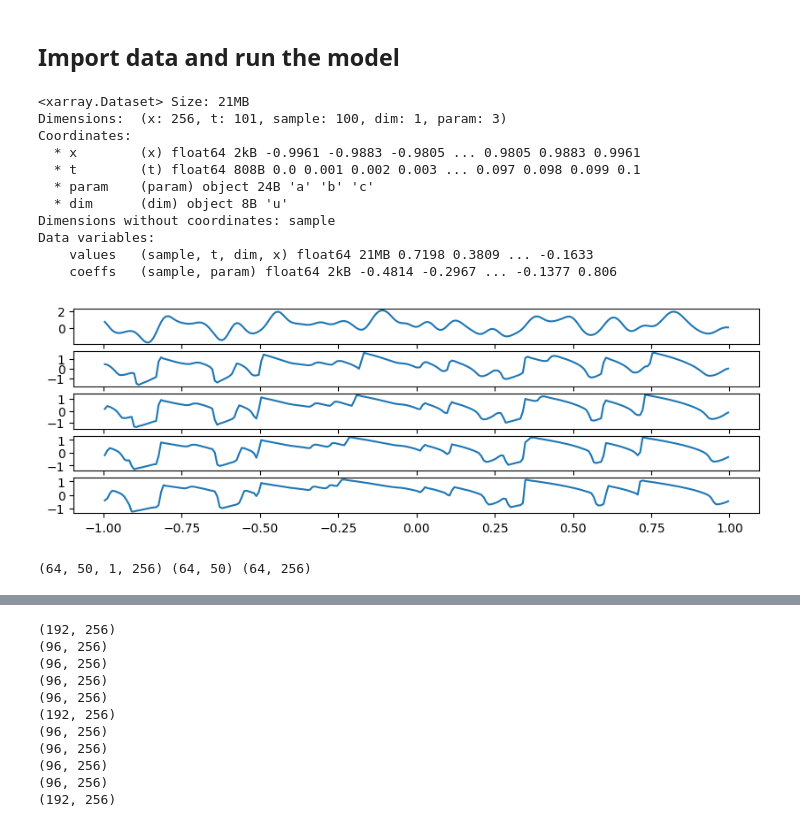
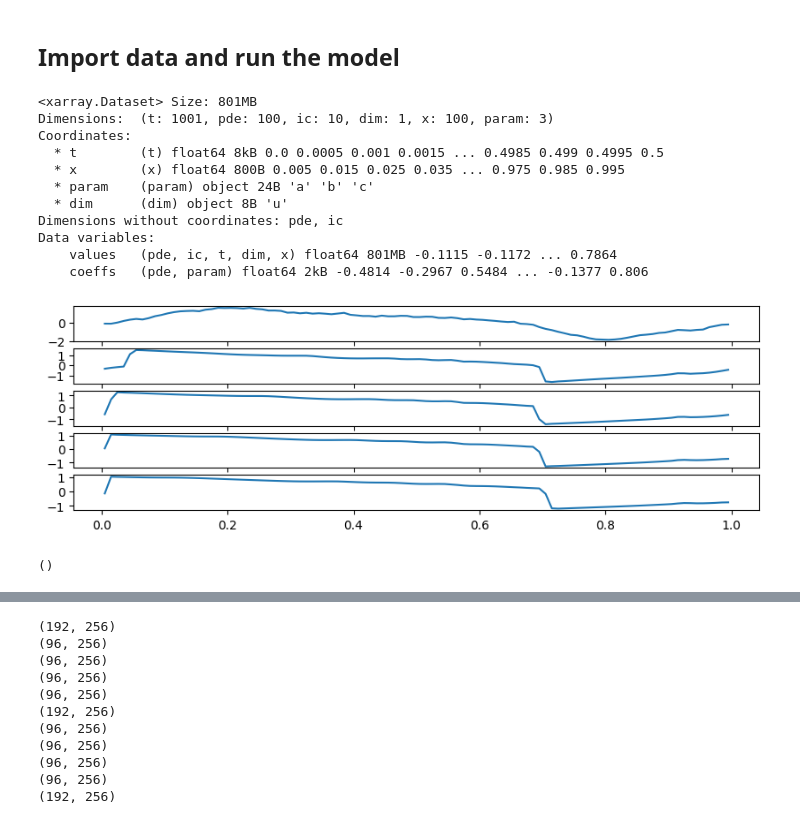
Before and after one commit to xx257xx/CONTEXT_FLUX_NO, a Jupyter notebook: iconfluxno_jax.ipynb, the cells around one changed output, grey strips where cells are left out. Cells and saved outputs as stored; diff of their text form; code cells hidden in the pictures.

Commit message:
New dataset, wrote dataloader to load context and data. There's a problem with jax conv resulting in segfaults (JAX issue #32485) and had to rollback to a non-problematic version of jax

```diff
--- a/iconfluxno_jax.ipynb
+++ b/iconfluxno_jax.ipynb
@@ -455,28 +483,28 @@ class ViTContextHyperFluxFNO(eqx.Module):
 # %% [markdown]
 ## Import data and run the model
 # %%
-jax.config.update("jax_enable_x64", True)
+# jax.config.update("jax_enable_x64", True)
 
 datadir = Path("./data")
 dataset_xr = xr.load_dataset(datadir / "cubic_no_source_train.hdf5")
 dataset_xr
 # %% [output]
-<xarray.Dataset> Size: 21MB
-Dimensions:  (x: 256, t: 101, sample: 100, dim: 1, param: 3)
+<xarray.Dataset> Size: 801MB
+Dimensions:  (t: 1001, pde: 100, ic: 10, dim: 1, x: 100, param: 3)
 Coordinates:
-  * x        (x) float64 2kB -0.9961 -0.9883 -0.9805 ... 0.9805 0.9883 0.9961
-  * t        (t) float64 808B 0.0 0.001 0.002 0.003 ... 0.097 0.098 0.099 0.1
+  * t        (t) float64 8kB 0.0 0.0005 0.001 0.0015 ... 0.4985 0.499 0.4995 0.5
+  * x        (x) float64 800B 0.005 0.015 0.025 0.035 ... 0.975 0.985 0.995
   * param    (param) object 24B 'a' 'b' 'c'
   * dim      (dim) object 8B 'u'
-Dimensions without coordinates: sample
+Dimensions without coordinates: pde, ic
 Data variables:
-    values   (sample, t, dim, x) float64 21MB 0.7198 0.3809 ... -0.1633
-    coeffs   (sample, param) float64 2kB -0.4814 -0.2967 ... -0.1377 0.806
+    values   (pde, ic, t, dim, x) float64 801MB -0.1115 -0.1172 ... 0.7864
+    coeffs   (pde, param) float64 2kB -0.4814 -0.2967 0.5484 ... -0.1377 0.806
 # %%
 dataset = PDEDataset.from_xarray(dataset_xr)
 
 fig, axes = plt.subplots(5, 1, figsize=(10, 3))
 for i, ax in enumerate(axes):
-    ax.plot(dataset.x, dataset.u[0, i * 20, 0])
+    ax.plot(dataset.x, dataset.u[0, 0, i * 100, 0])
 # %% [output]
-[figure, old version]
+[figure, new version]
@@ -487,5 +510,0 @@ batch, loader_state = loader.load_batch(loader_state)
-# %%
-u, t, x, _ = batch
-print(u.shape, t.shape, x.shape)
-# %% [output]
-(64, 50, 1, 256) (64, 50) (64, 256)
@@ -492,3 +565,7 @@ print(u.shape, t.shape, x.shape)
+# %%
+batch[3].shape
+# %% [output]
+()
 # %%
 model = ViTContextHyperFluxFNO(
     data_dim=1,
```
Also changed, not shown: parts of 9 cells of this notebook, 8 other files.
